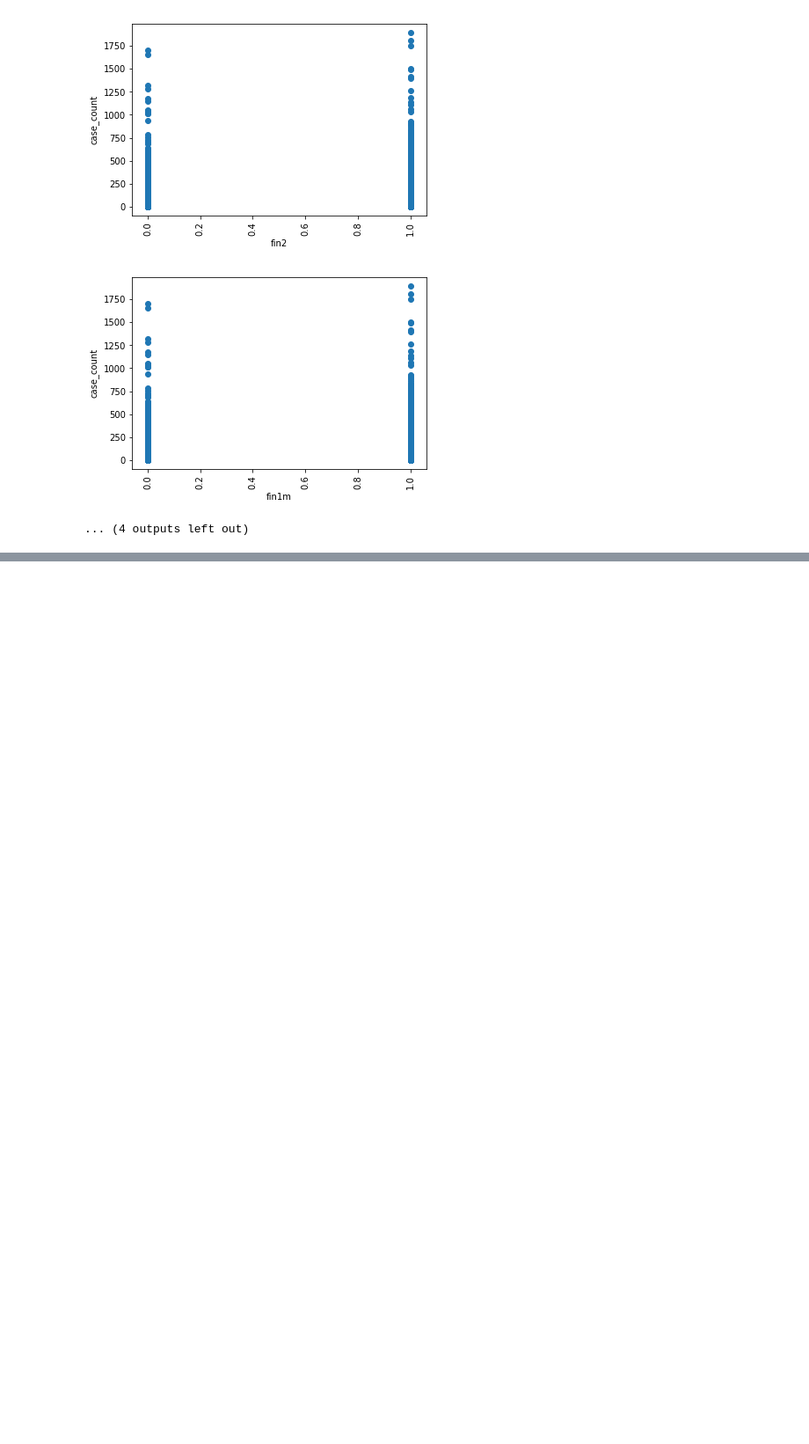
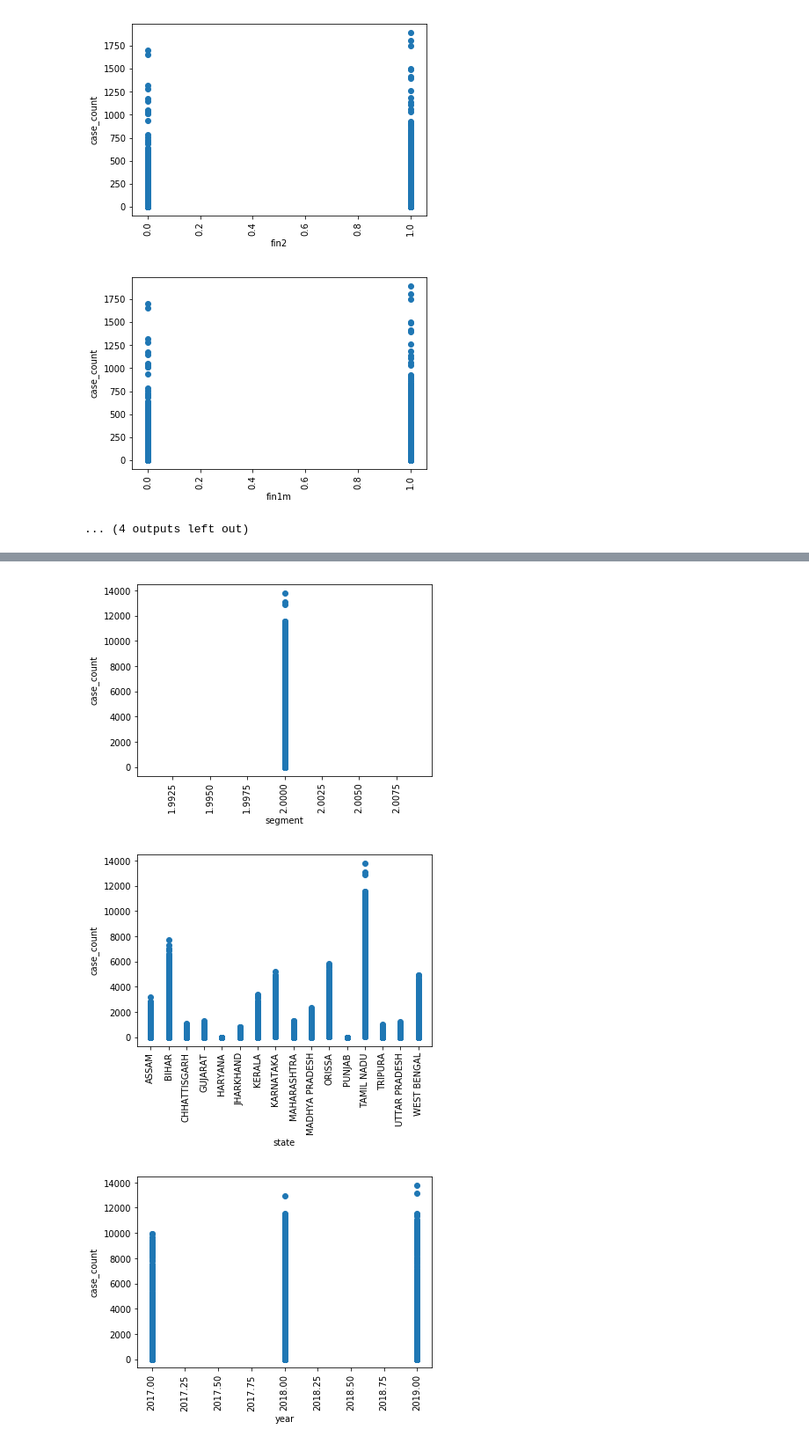
Before and after one commit to ravitejadureddy/Projects, a Jupyter notebook: Untitled8.ipynb, the cells around one changed output, grey strips where cells are left out. Shown at 88% size. Drawn from its saved outputs; the diff is of its cells as text; code cells hidden in the pictures; blank space fills up the shorter version.

```diff
--- a/Untitled8.ipynb
+++ b/Untitled8.ipynb
@@ -305,6 +350,0 @@ dfm1._get_numeric_data()
-# %%
-import matplotlib.pyplot as plt
-x=df.columns.tolist();
-x.remove('case_count');
-for each in x:
-    plt.plot(df[each], df['case_count'])
@@ -320,0 +372,20 @@ print(featureScores.nlargest(10,'Score'))  #print 10 best features
+# %%
+dfm2.drop(['branch_id','zone','hour','min','sec','isdst'], axis=1, inplace=True);
+# %%
+import matplotlib.pyplot as plt
+
+x=dfm2.columns.tolist();
+x.remove('case_count')
+x.remove('application_date')
+for each in x:
+    plt.xlabel(each);
+    plt.ylabel('case_count');
+    plt.xticks(rotation=90);
+    plt.scatter(dfm2[each],dfm2['case_count']);
+    plt.show();
+
+plt.scatter(dfm2.index,dfm2['case_count']);
+# %% [output]
+[figure, added]
+[figure, added]
+[figure, added]
```
Also changed, not shown: parts of 68 cells of this notebook, 5 other files.
